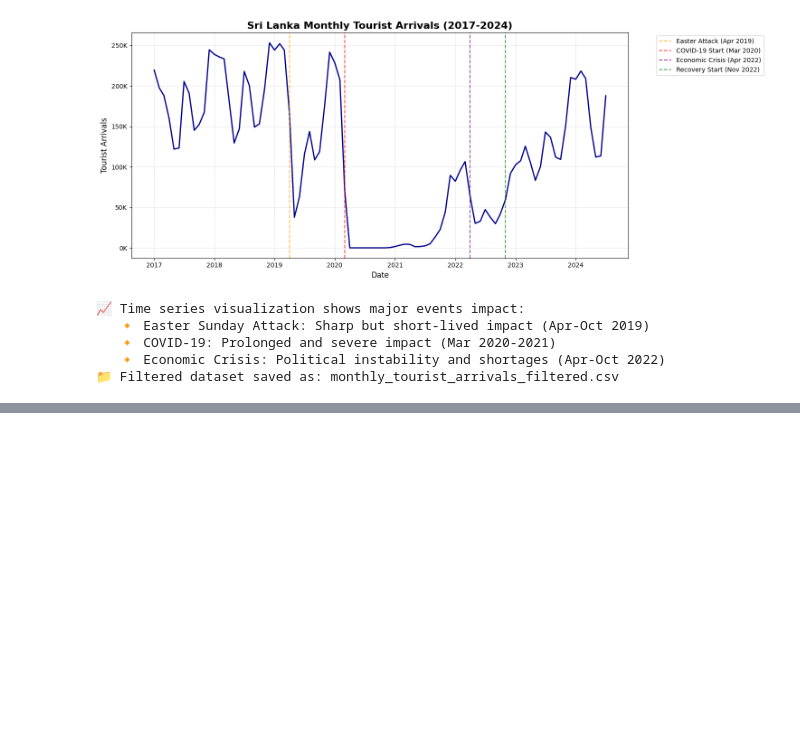
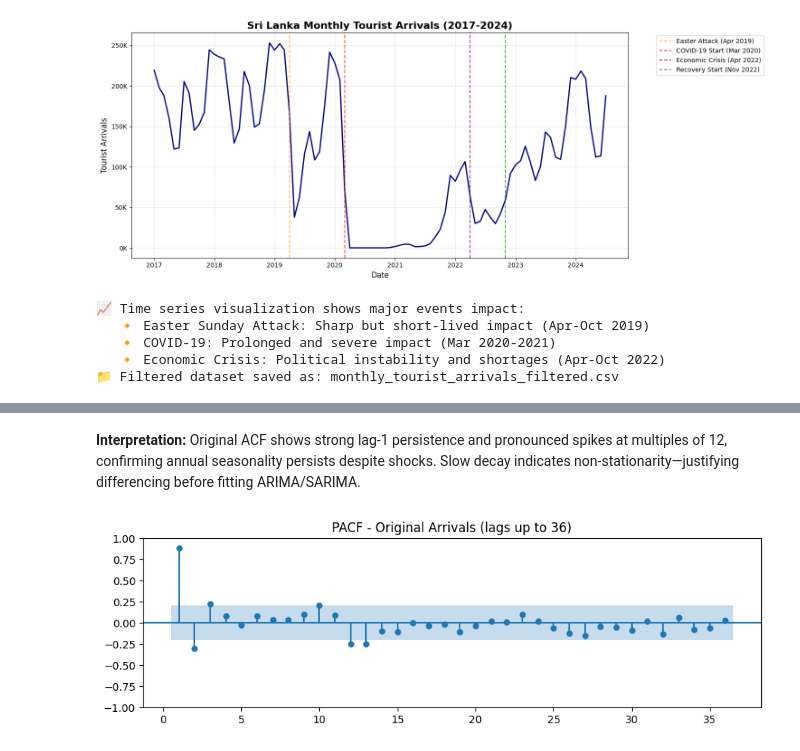
Before and after one commit to j2damax/timeseries-forecasting-sl-tourism, a Jupyter notebook: notebooks/01_Data_Ingestion_and_EDA.ipynb, the cells around one changed output, grey strips where cells are left out. Drawn from its saved outputs; the diff is of its cells as text; code cells hidden in the pictures; blank space fills up the shorter version.

```diff
--- a/notebooks/01_Data_Ingestion_and_EDA.ipynb
+++ b/notebooks/01_Data_Ingestion_and_EDA.ipynb
@@ -273,0 +369,12 @@ print("📁 Filtered dataset saved as: monthly_tourist_arrivals_filtered.csv")
+# %% [markdown]
+**Interpretation:** Original ACF shows strong lag-1 persistence and pronounced spikes at multiples of 12, confirming annual seasonality persists despite shocks. Slow decay indicates non-stationarity—justifying differencing before fitting ARIMA/SARIMA.
+# %%
+# PACF - Original Series
+from statsmodels.graphics.tsaplots import plot_pacf
+fig, ax = plt.subplots(figsize=(9,3))
+plot_pacf(df_filtered['Arrivals'], lags=36, ax=ax, zero=False, method='ywmle')
+ax.set_title('PACF - Original Arrivals (lags up to 36)')
+plt.tight_layout()
+plt.show()
+# %% [output]
+[figure, added]
```
Also changed, not shown: parts of 18 cells of this notebook, 8 other files.
